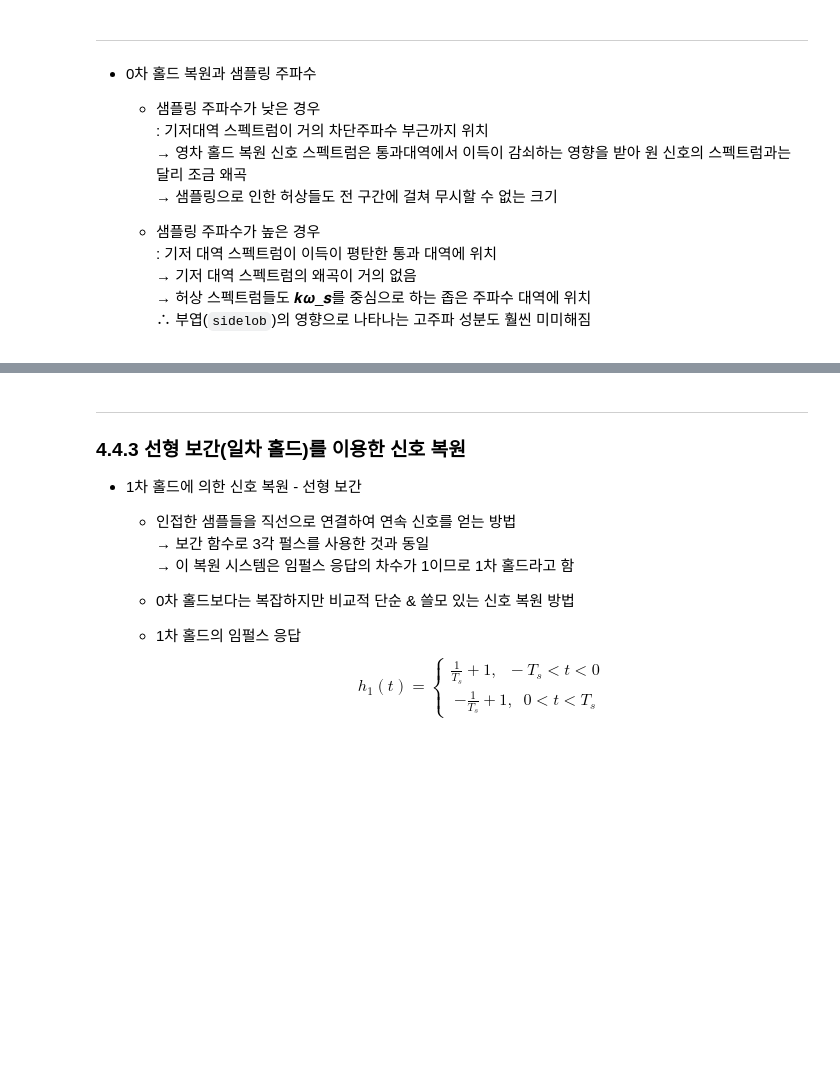
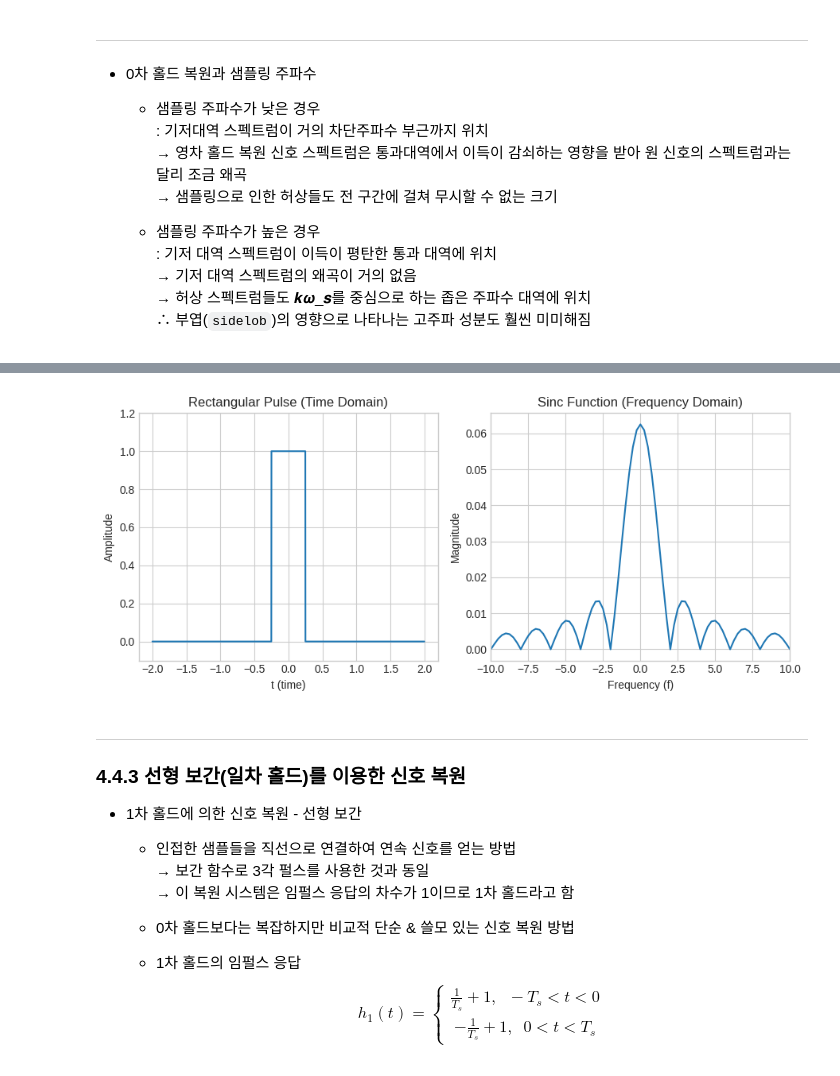
Before and after one commit to jwlee95/DSP_Class2025, a Jupyter notebook: Ch04_연속신호의_디지털처리.ipynb, the cells around one changed output, grey strips where cells are left out. Saved outputs shown, nothing was run; the diff lists cells and outputs as text; code cells hidden in the pictures; blank space fills up the shorter version.

```diff
--- a/Ch04_연속신호의_디지털처리.ipynb
+++ b/Ch04_연속신호의_디지털처리.ipynb
@@ -621,3 +657,52 @@ $$
+# %%
+import numpy as np
+import matplotlib.pyplot as plt
+
+# --- 시간 영역 설정 ---
+# 샘플링 주파수와 시간 벡터를 설정합니다.
+fs = 500  # 샘플링 주파수 (Hz)
+t = np.arange(-2, 2, 1/fs) # -2초부터 2초까지 시간 축
+
+# --- 사각 펄스 생성 ---
+# 펄스의 폭(tau)을 정의합니다.
+tau = 0.5
+# |t| < tau/2 인 구간에서만 1의 값을 갖는 사각 펄스를 생성합니다.
+rect_pulse = np.where(np.abs(t) <= tau/2, 1, 0)
+
+# --- 주파수 영역 변환 (FFT) ---
+# FFT를 수행하고, 0 주파수가 중앙에 오도록 정렬합니다.
+spectrum = np.fft.fft(rect_pulse)
+spectrum_shifted = np.fft.fftshift(spectrum)
+# 주파수 축을 생성하고 스케일링합니다.
+freq = np.fft.fftshift(np.fft.fftfreq(len(t), d=1/fs))
+
+# --- 그래프 그리기 ---
+# 1x2 형태의 서브플롯을 생성합니다.
+fig, ax = plt.subplots(1, 2, figsize=(9, 4))
+
+# 첫 번째 그래프: 시간 영역의 사각 펄스
+ax[0].plot(t, rect_pulse)
+ax[0].set_title('Rectangular Pulse (Time Domain)')
+ax[0].set_xlabel('t (time)')
+ax[0].set_ylabel('Amplitude')
+ax[0].grid(True)
+ax[0].set_ylim(-0.1, 1.2) # y축 범위 설정
+
+# 두 번째 그래프: 주파수 영역의 Sinc 함수
+# 스펙트럼의 크기를 계산하고, DC 성분(0Hz)으로 정규화합니다.
+magnitude = np.abs(spectrum_shifted) / len(t) * tau
+ax[1].plot(freq, magnitude)
+ax[1].set_title('Sinc Function (Frequency Domain)')
+ax[1].set_xlabel('Frequency (f)')
+ax[1].set_ylabel('Magnitude')
+ax[1].grid(True)
+ax[1].set_xlim(-10, 10) # 주파수 축 범위 설정
+
+# 전체 레이아웃을 조정하고 그래프를 보여줍니다.
+plt.tight_layout()
+plt.show()
+# %% [output]
+[figure, added]
 # %% [markdown]
 ---
 ### 4.4.3 선형 보간(일차 홀드)를 이용한 신호 복원
```
Also changed, not shown: parts of 3 cells of this notebook.
